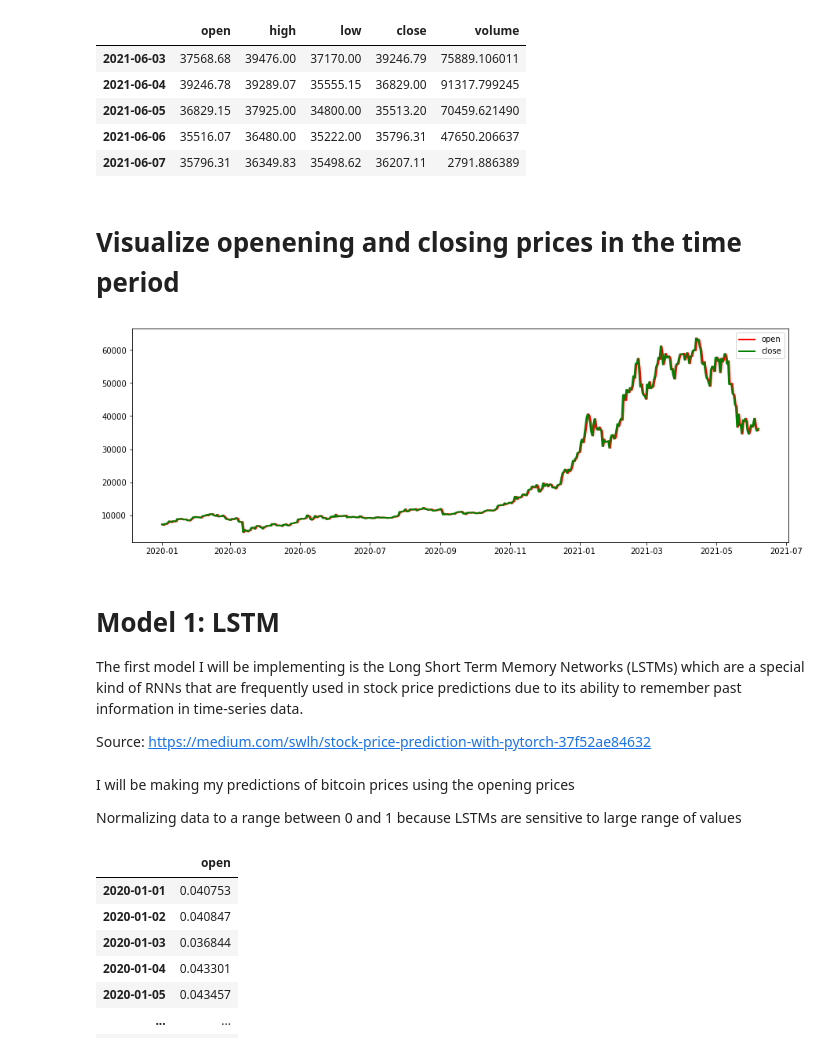
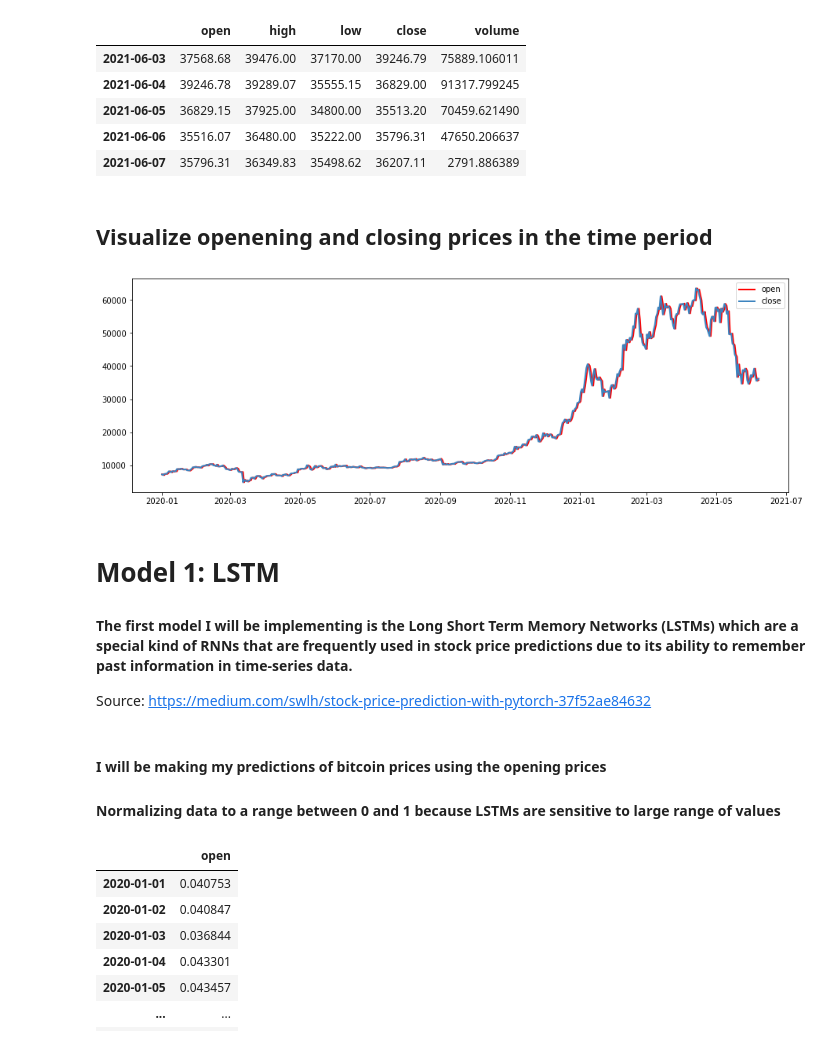
Before and after one commit to hsj7346/bitcoin_predictions, a Jupyter notebook: bitcoin_predictions.ipynb, the cells around one changed output. Drawn from its saved outputs; the diff is of its cells as text; code cells hidden in the pictures.

```diff
--- a/bitcoin_predictions.ipynb
+++ b/bitcoin_predictions.ipynb
@@ -64,26 +64,25 @@ btc.tail()
 | 2021-06-06 | 35516.07 | 36480.00 | 35222.00 | 35796.31 | 47650.206637 |
 | 2021-06-07 | 35796.31 | 36349.83 | 35498.62 | 36207.11 | 2791.886389 |
 # %% [markdown]
-# Visualize openening and closing prices in the time period
+## Visualize openening and closing prices in the time period
 # %%
 fig = plt.figure(figsize = (15,5))
 plt.plot(btc["open"], color='r', lw=2.)
-plt.plot(btc["close"], color = 'g', lw=2.)
+plt.plot(btc["close"], color = '#3d84bf', lw=2.)
 plt.legend(["open","close"], loc='best')
 plt.show()
 # %% [output]
-[figure, old version]
+[figure, new version]
 # %% [markdown]
 # Model 1: LSTM
 
-The first model I will be implementing is the Long Short Term Memory Networks (LSTMs) which are a special kind of RNNs
-that are frequently used in stock price predictions due to its ability to remember past information in time-series data.
+#### The first model I will be implementing is the Long Short Term Memory Networks (LSTMs) which are a special kind of RNNs that are frequently used in stock price predictions due to its ability to remember past information in time-series data.
 
 Source: https://medium.com/swlh/stock-price-prediction-with-pytorch-37f52ae84632
 # %% [markdown]
-I will be making my predictions of bitcoin prices using the opening prices
+#### I will be making my predictions of bitcoin prices using the opening prices
 
-Normalizing data to a range between 0 and 1 because LSTMs are sensitive to large range of values
+#### Normalizing data to a range between 0 and 1 because LSTMs are sensitive to large range of values
 # %%
 btc_open = btc[['open']].copy()
 scaler = MinMaxScaler(feature_range=(0, 1))
```
Also changed, not shown: parts of 21 cells of this notebook.
